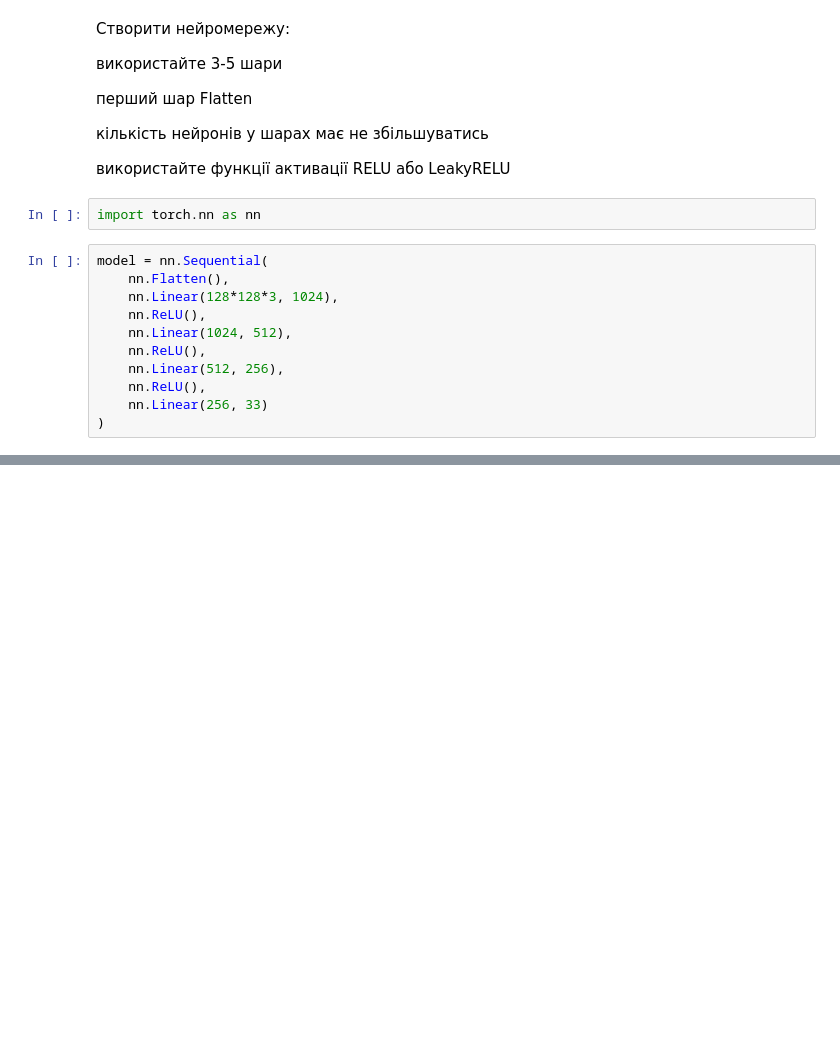
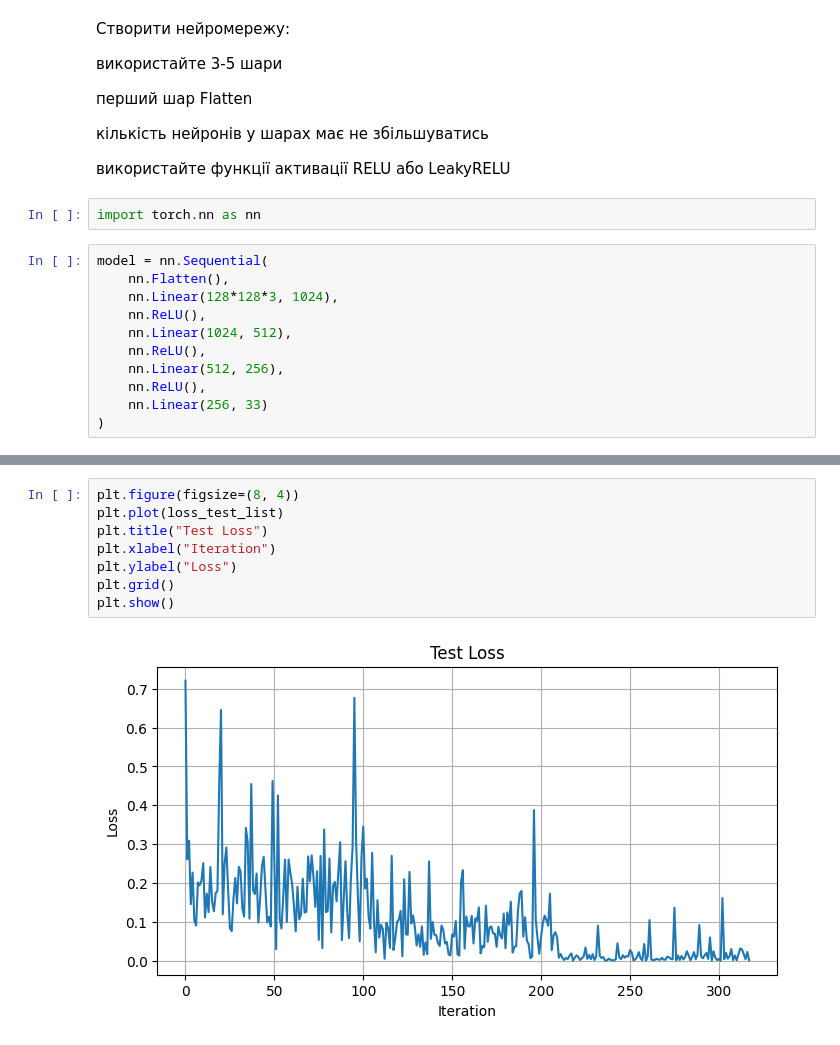
Before and after one commit to taraskin5201/ITStep-AI, a Jupyter notebook: HW2-3-dataset.ipynb, the cells around one changed output, grey strips where cells are left out. Drawn from its saved outputs; the diff is of its cells as text; blank space fills up the shorter version.

```diff
--- a/HW2-3-dataset.ipynb
+++ b/HW2-3-dataset.ipynb
@@ -173,0 +250,10 @@ model = nn.Sequential(
+# %%
+plt.figure(figsize=(8, 4))
+plt.plot(loss_test_list)
+plt.title("Test Loss")
+plt.xlabel("Iteration")
+plt.ylabel("Loss")
+plt.grid()
+plt.show()
+# %% [output]
+[figure, added]
```
Also changed, not shown: parts of 8 cells of this notebook.
